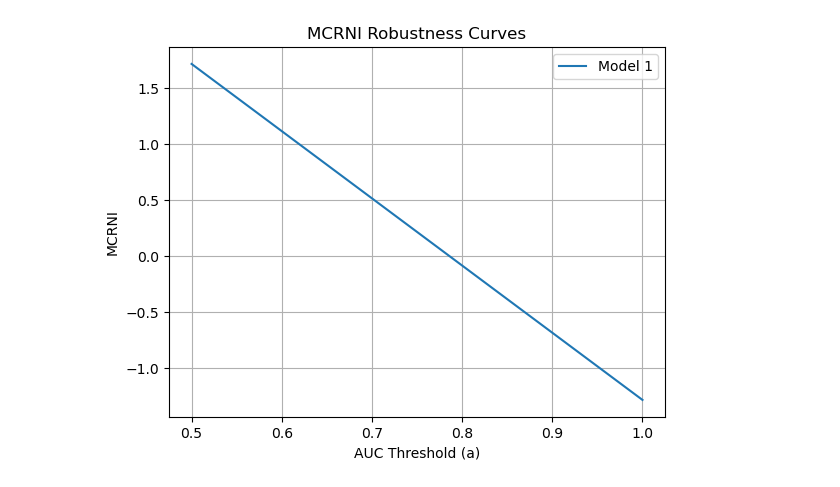
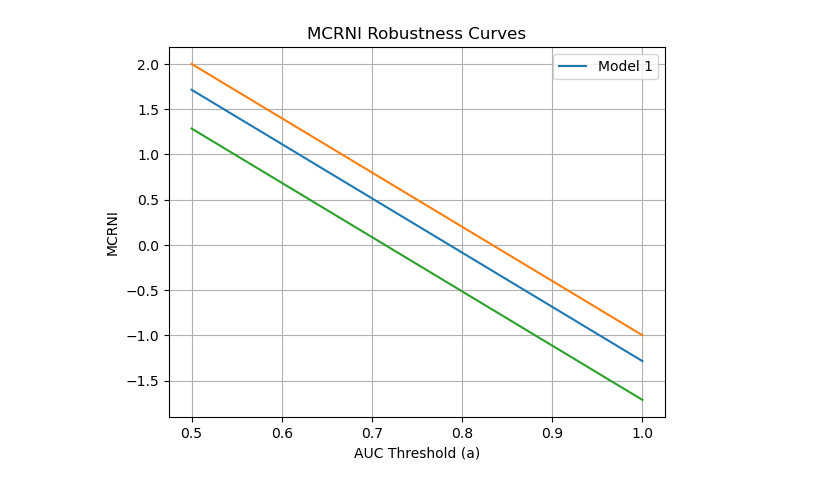
Before and after one commit to ShimengDai/MCRNI_code, a Jupyter notebook: mcrni/test_plot.ipynb, the cells around one changed output. Cells and saved outputs as stored; diff of their text form; code cells hidden in the pictures.

```diff
--- a/mcrni/test_plot.ipynb
+++ b/mcrni/test_plot.ipynb
@@ -14,33 +14,33 @@ y2 = [93, 87, 82, 83, 97, 90, 85, 96, 82, 70, 70, 44, 32]  # Example scores
 y3 = [94, 86, 85, 83, 97, 60, 85, 97, 83, 84, 65, 30, 29]  # Example scores
 
 # Create models
 model1 = MCRNI(y_true, y1)
 model1.name = "Model 1"
 
 model2 = MCRNI(y_true, y2)
 model2.name = "Model 2"
 
 model3 = MCRNI(y_true, y3)
 model3.name = "Model 3"
 auc_grid = np.linspace(0.5, 1.0, 50)
 # print(auc_grid)
 arr1 = compute_mcrni_array(model1, auc_grid)
 arr2 = compute_mcrni_array(model2, auc_grid)
 arr3 = compute_mcrni_array(model3, auc_grid)
 
 # Shared AUC grid
 
 #print(arr1)
 #print(arr2)
 #print(arr3)
 # Initialize plot
 fig, ax = init_mcrni_plot( arr1, auc_grid, "Model 1")
 
 # Add others one by one
-#add_mcrni_curve(ax, model2, auc_grid)
-#add_mcrni_curve(ax, model3, auc_grid)
+add_mcrni_curve(ax, arr2, auc_grid)
+add_mcrni_curve(ax, arr3, auc_grid)
 
 # Show
 #show_mcrni_plot(ax)
 # %% [output]
-[figure, old version]
+[figure, new version]
```
Also changed, not shown: 1 other file.
